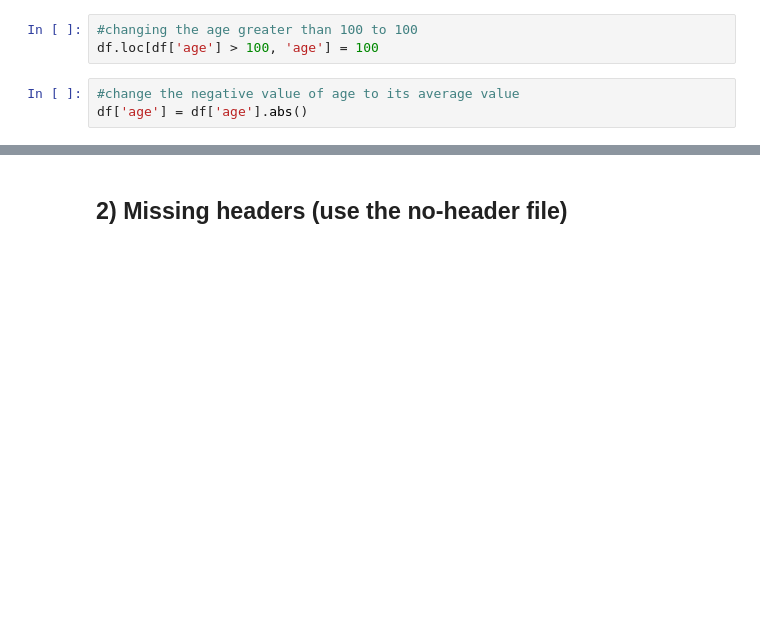
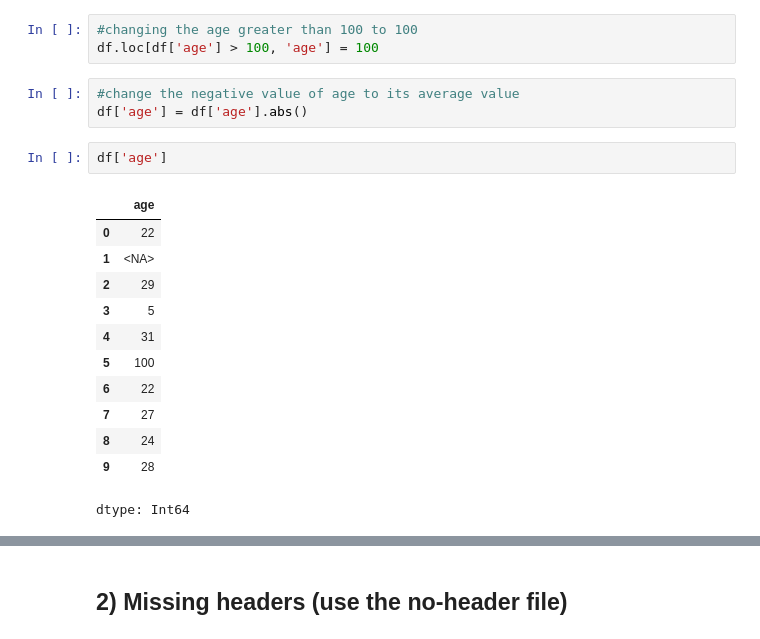
Before and after one commit to Sru-j/daily_lab_activities, a Jupyter notebook: data_inspect.ipynb, the cells around one changed output, grey strips where cells are left out. Drawn from its saved outputs; the diff is of its cells as text; blank space fills up the shorter version.

```diff
--- a/data_inspect.ipynb
+++ b/data_inspect.ipynb
@@ -196,4 +198,19 @@ df.loc[df['age'] > 100, 'age'] = 100
 # %%
 #change the negative value of age to its average value
 df['age'] = df['age'].abs()
+# %%
+df['age']
+# %% [output]
+|  | age |
+| 0 | 22 |
+| 1 | <NA> |
+| 2 | 29 |
+| 3 | 5 |
+| 4 | 31 |
+| 5 | 100 |
+| 6 | 22 |
+| 7 | 27 |
+| 8 | 24 |
+| 9 | 28 |
+dtype: Int64
 # %%
```
Also changed, not shown: parts of 5 cells of this notebook.
